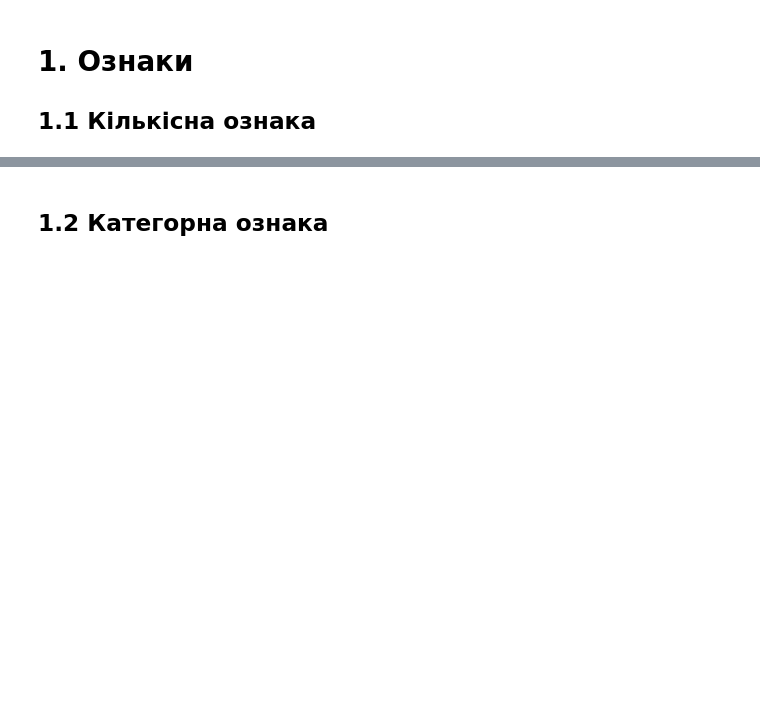
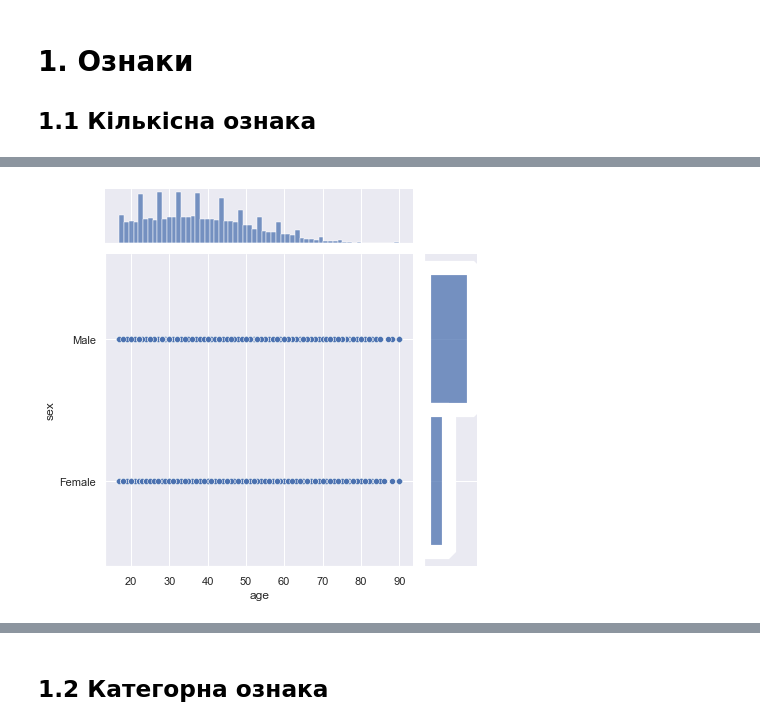
Before and after one commit to sr-Michelin/Python_Lessons, a Jupyter notebook: +++FOR WORK/DS/L-2 VISULIZATION/Lesson_2.ipynb, the cells around one changed output, grey strips where cells are left out. Saved outputs shown, nothing was run; the diff lists cells and outputs as text; code cells hidden in the pictures; blank space fills up the shorter version.

```diff
--- a/+++FOR WORK/DS/L-2 VISULIZATION/Lesson_2.ipynb
+++ b/+++FOR WORK/DS/L-2 VISULIZATION/Lesson_2.ipynb
@@ -37,0 +43,5 @@ Text(0, 0.5, 'Probability')
+# %%
+# Гібрид scatter та гістограми
+sns.jointplot(x = DATA['age'], y = DATA['sex']);
+# %% [output]
+[figure, added]
```
Also changed, not shown: parts of 12 cells of this notebook, 6 other files.
